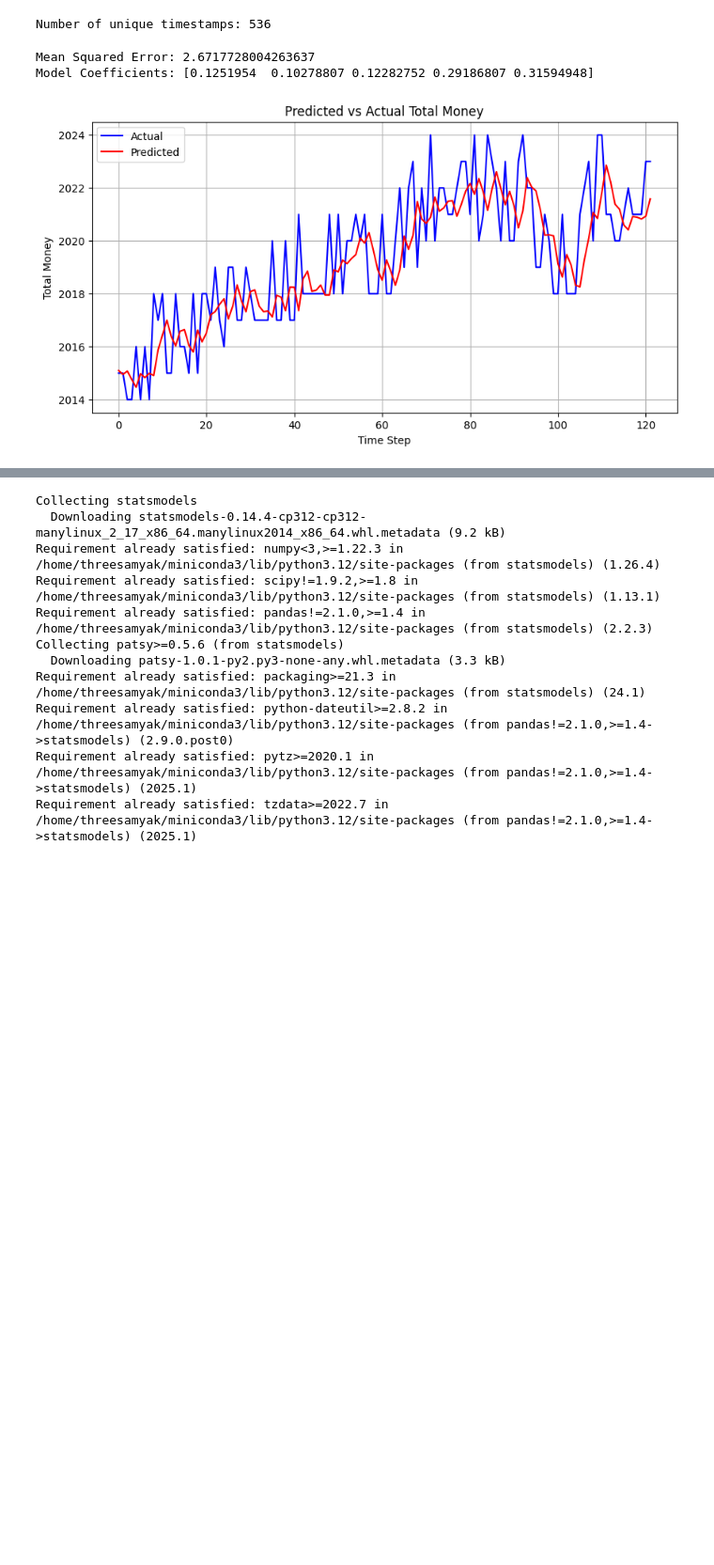
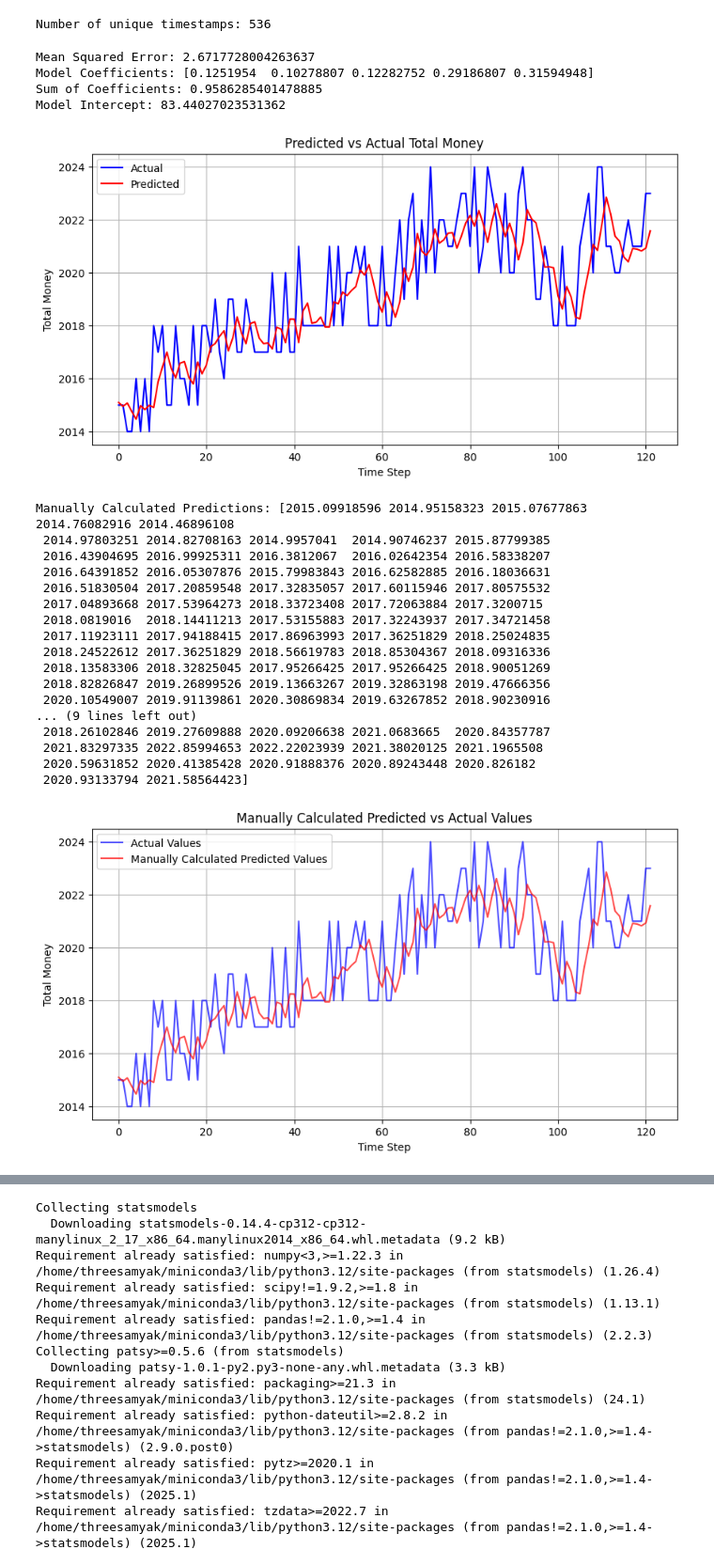
Before and after one commit to SamyakSS83/paradis-island-imckechode, a Jupyter notebook: Tutorial_round/analysis.ipynb, the cells around one changed output, grey strips where cells are left out. Shown at 94% size. Drawn from its saved outputs; the diff is of its cells as text; code cells hidden in the pictures; blank space fills up the shorter version.

```diff
--- a/Tutorial_round/analysis.ipynb
+++ b/Tutorial_round/analysis.ipynb
@@ -70,7 +70,11 @@ print(f"Mean Squared Error: {mse}")
 
 # Display the coefficients of the model
 print("Model Coefficients:", model.coef_)
-
+sum = 0
+for i in range(len(model.coef_)):
+    sum += model.coef_[i]
+print("Sum of Coefficients:", sum)
+print("Model Intercept:", model.intercept_)
 # Plot the predictions vs actual values
 plt.figure(figsize=(10, 5))
 plt.plot(y_test, label='Actual', color='blue')
@@ -83,7 +87,53 @@ plt.grid()
 # %% [output]
 Mean Squared Error: 2.6717728004263637
 Model Coefficients: [0.1251954  0.10278807 0.12282752 0.29186807 0.31594948]
+Sum of Coefficients: 0.9586285401478885
+Model Intercept: 83.44027023531362
 [figure]
+# %%
+# Manually calculate predictions
+y_pred_manual = model.intercept_ + np.dot(X_test, model.coef_)
+print("Manually Calculated Predictions:", y_pred_manual)
+yy = []
+intercept = 83.44
+coeffs = [0.1251954 , 0.10278807, 0.12282752, 0.29186807 ,0.31594948]
+for j in range(len(X)-5):
+    my_pred = intercept
+    for i in range(5):
+        my_pred += coeffs[i] * X[i+j]
+    yy.append(my_pred)
+yy = np.array(yy)
+
+
+# Plot the predicted vs actual values
+plt.figure(figsize=(10, 5))
+plt.plot(y_test, label='Actual Values', color='blue', alpha=0.7)
+plt.plot(y_pred_manual, label='Manually Calculated Predicted Values', color='red', alpha=0.7)
+plt.xlabel('Time Step')
+plt.ylabel('Total Money')
+plt.title('Manually Calculated Predicted vs Actual Values')
+plt.legend()
+plt.grid()
+plt.show()
+# %% [output]
+Manually Calculated Predictions: [2015.09918596 2014.95158323 2015.07677863 2014.76082916 2014.46896108
+ 2014.97803251 2014.82708163 2014.9957041  2014.90746237 2015.87799385
+ 2016.43904695 2016.99925311 2016.3812067  2016.02642354 2016.58338207
+ 2016.64391852 2016.05307876 2015.79983843 2016.62582885 2016.18036631
+ 2016.51830504 2017.20859548 2017.32835057 2017.60115946 2017.80575532
+ 2017.04893668 2017.53964273 2018.33723408 2017.72063884 2017.3200715
+ 2018.0819016  2018.14411213 2017.53155883 2017.32243937 2017.34721458
+ 2017.11923111 2017.94188415 2017.86963993 2017.36251829 2018.25024835
+ 2018.24522612 2017.36251829 2018.56619783 2018.85304367 2018.09316336
+ 2018.13583306 2018.32825045 2017.95266425 2017.95266425 2018.90051269
+ 2018.82826847 2019.26899526 2019.13663267 2019.32863198 2019.47666356
+ 2020.10549007 2019.91139861 2020.30869834 2019.63267852 2018.90230916
+... (9 lines left out)
+ 2018.26102846 2019.27609888 2020.09206638 2021.0683665  2020.84357787
+ 2021.83297335 2022.85994653 2022.22023939 2021.38020125 2021.1965508
+ 2020.59631852 2020.41385428 2020.91888376 2020.89243448 2020.826182
+ 2020.93133794 2021.58564423]
+[figure, added]
 # %%
 from statsmodels.tsa.arima.model import ARIMA
 from sklearn.metrics import mean_squared_error
```
Also changed, not shown: parts of 1 cell of this notebook.
